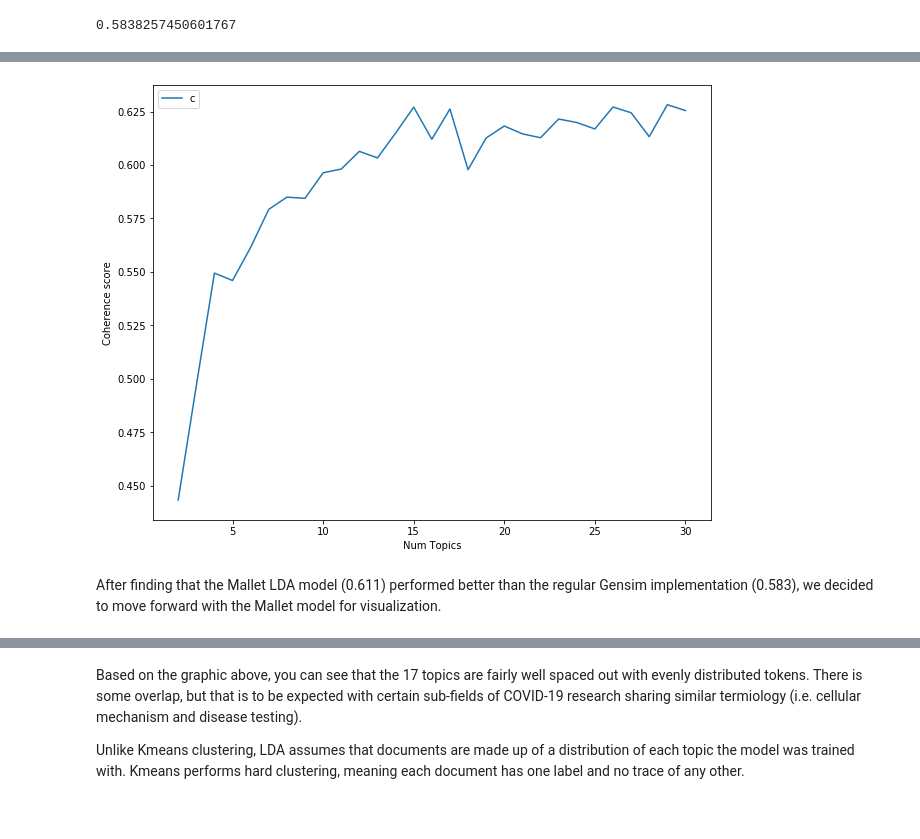
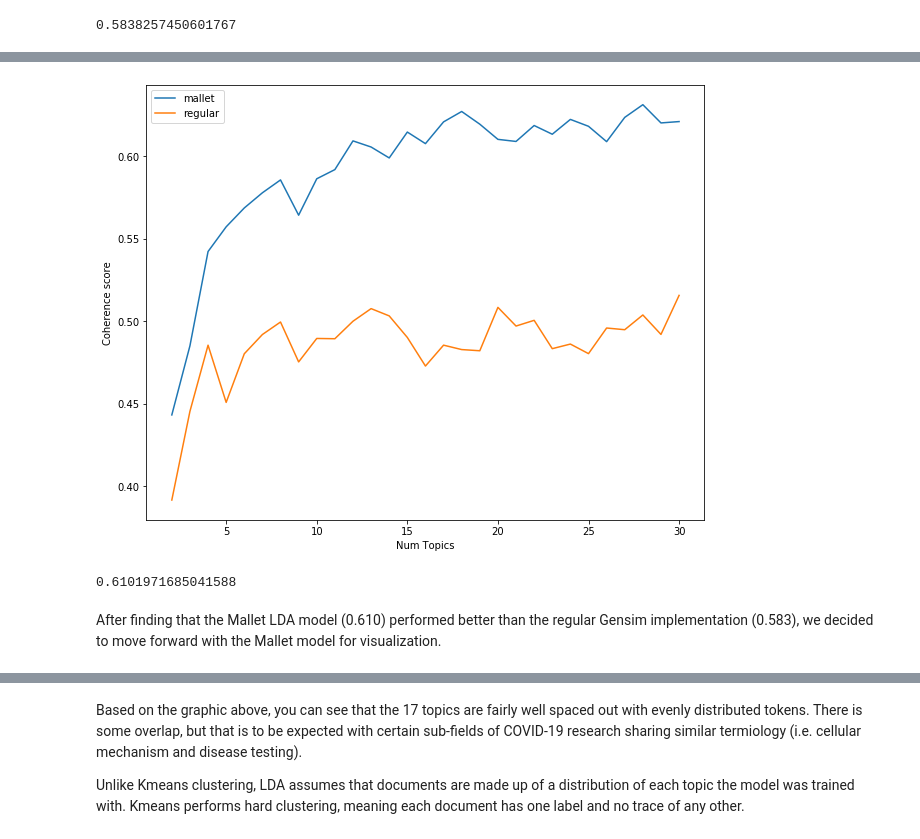
Before and after one commit to jongfranco/covid19_research-1, a Jupyter notebook: paper_abstract_modeling.ipynb, the cells around one changed output, grey strips where cells are left out. Drawn from its saved outputs; the diff is of its cells as text; code cells hidden in the pictures.

Commit message:
Added some additional plots, fixed results inconsistencies and reran LDA models.

```diff
--- a/paper_abstract_modeling.ipynb
+++ b/paper_abstract_modeling.ipynb
@@ -435,0 +496,15 @@ dictionary.save('dictionary.gensim')
+# %%
+#Reading in the pickle file containing graphable coherence values
+f = open('coherence_reg.pckl', 'rb')
+coherence_values = pickle.load(f)
+f.close()
+
+#Graph of Mallet LDA coherence values as number of topics increases
+x = range(start, stop, step)
+plt.figure(figsize=(10, 8))
+plt.plot(x, coherence_values)
+plt.xlabel("Num Topics")
+plt.ylabel("Coherence score")
+plt.title("Regular LDA Coherence Score Over Number of Topics");
+plt.show()
+#plt.legend(("coherence_values"), loc='best')
@@ -451,9 +528,3 @@ To run this section of the code, you need to have installed the mallet software
 os.environ.update({'MALLET_HOME':r'C:/Users/USER/Documents/Misc/covid19_research/mallet-2.0.8/'})
 
 mallet_path = 'C:/Users/USER/Documents/Misc/covid19_research/mallet-2.0.8/bin/mallet'
-# %%
-# Can take a long time to run.
-start=2; stop=30; step=1;
-stop += 1
-model_list, coherence_values = compute_coherence_values(dictionary=dictionary,corpus=corpus,texts=cleaned_abstracts,start=start,stop=stop,\
-                                                        step=step)
@@ -477,0 +562,15 @@ Calculating 30-topic model
+# %%
+#Reading in the pickle file containing graphable coherence values
+f = open('coherence_lda.pckl', 'rb')
+coherence_values_lda = pickle.load(f)
+f.close()
+
+#Graph of Mallet LDA coherence values as number of topics increases
+x = range(start, stop, step)
+plt.figure(figsize=(10, 8))
+plt.plot(x, coherence_values_lda)
+plt.xlabel("Num Topics")
+plt.ylabel("Coherence score")
+plt.title("Mallet LDA Coherence Score Over Number of Topics")
+#plt.legend(("coherence_values"), loc='best')
+plt.show()
@@ -478,14 +579,15 @@ Calculating 30-topic model
 # %%
-# Show graph
+#Creating combined plot for easier comparison
 x = range(start, stop, step)
 plt.figure(figsize=(10, 8))
+plt.plot(x, coherence_values_lda)
 plt.plot(x, coherence_values)
 plt.xlabel("Num Topics")
 plt.ylabel("Coherence score")
-plt.legend(("coherence_values"), loc='best')
+plt.legend(("mallet","regular"), loc='best')
 plt.show()
 # %% [output]
-[figure, old version]
+[figure, new version]
 # %%
 # Rerun the 17 topic Mallet model
 ldamodel_gensim_mallet = gensim.models.wrappers.LdaMallet(mallet_path= mallet_path, corpus= corpus, num_topics= 17,\
@@ -493,2 +595,7 @@ ldamodel_gensim_mallet = gensim.models.wrappers.LdaMallet(mallet_path= mallet_pa
+# %%
+coherence_model_lda = CoherenceModel(model=ldamodel_gensim_mallet,texts= cleaned_abstracts, dictionary=dictionary, coherence='c_v')
+coherence_model_lda.get_coherence()
+# %% [output]
+0.6101971685041588
 # %% [markdown]
-After finding that the Mallet LDA model (0.611) performed better than the regular Gensim implementation (0.583), we decided to move forward with the Mallet model for visualization.
+After finding that the Mallet LDA model (0.610) performed better than the regular Gensim implementation (0.583), we decided to move forward with the Mallet model for visualization.
```
Also changed, not shown: parts of 39 cells of this notebook.
